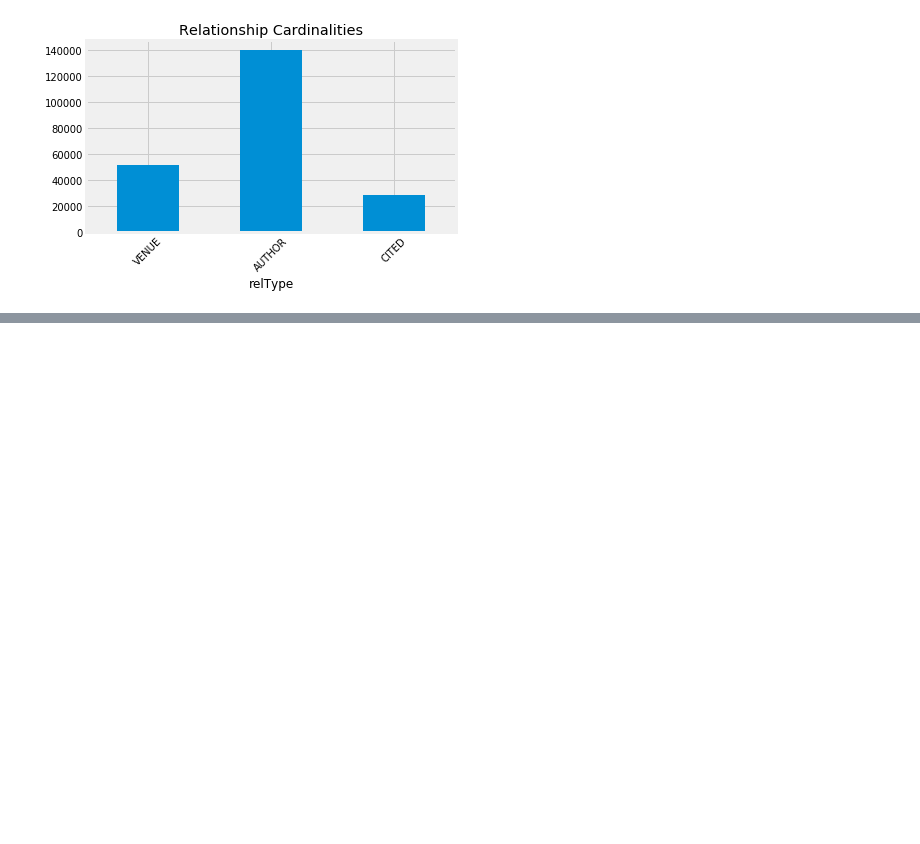
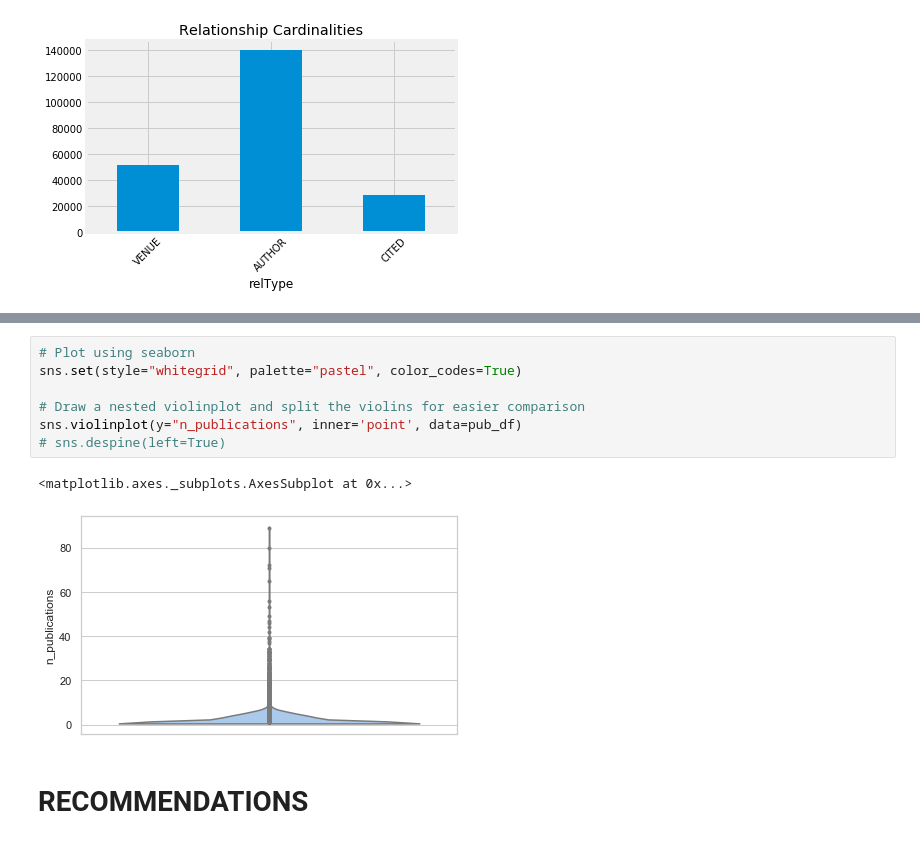
Before and after one commit to daddyjab/GraphDB_Notes, a Jupyter notebook: GDB-01-Explore_GraphDB.ipynb, the cells around one changed output, grey strips where cells are left out. Saved outputs shown, nothing was run; the diff lists cells and outputs as text; blank space fills up the shorter version.

Commit message:
completed 'Recommendations' exercise 1

```diff
--- a/GDB-01-Explore_GraphDB.ipynb
+++ b/GDB-01-Explore_GraphDB.ipynb
@@ -198,0 +284,12 @@ graph_cit.run(exploratory_query).to_data_frame()
+# %%
+# Plot using seaborn
+sns.set(style="whitegrid", palette="pastel", color_codes=True)
+
+# Draw a nested violinplot and split the violins for easier comparison
+sns.violinplot(y="n_publications", inner='point', data=pub_df)
+# sns.despine(left=True)
+# %% [output]
+<matplotlib.axes._subplots.AxesSubplot at 0x...>
+[figure, added]
+# %% [markdown]
+# RECOMMENDATIONS
```
Also changed, not shown: parts of 30 cells of this notebook.
